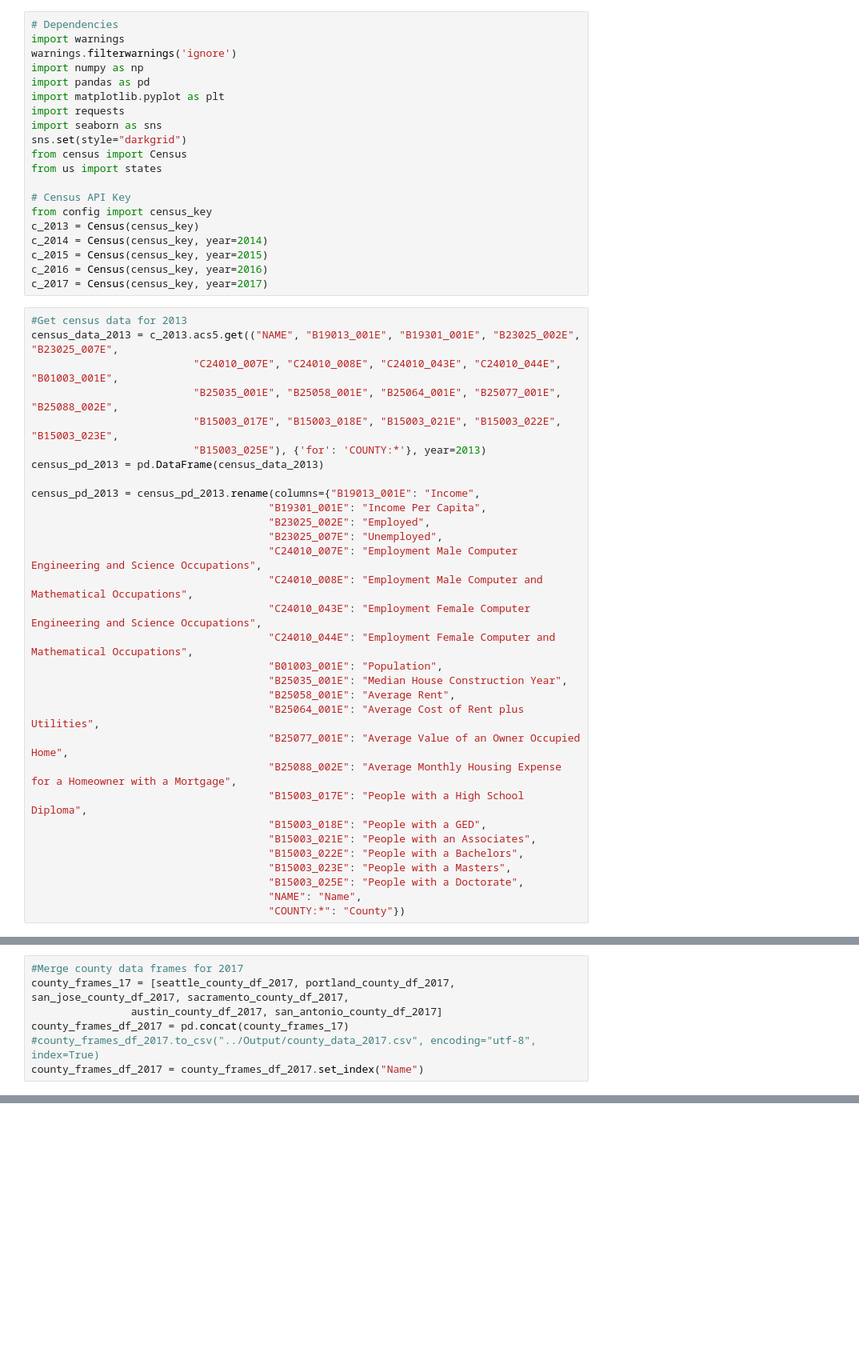
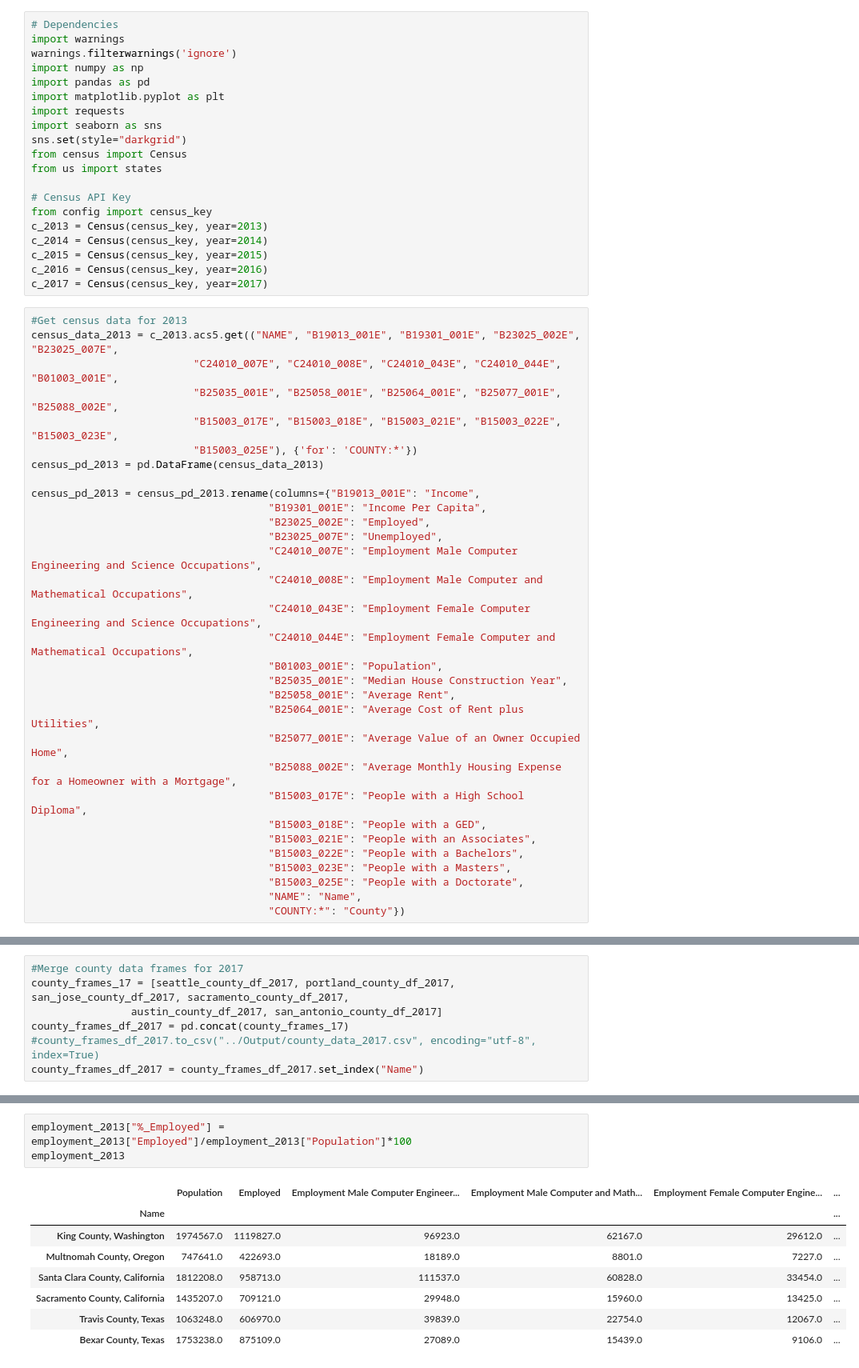
Before and after one commit to mrcjbf/project-one-repo, a Jupyter notebook: NotebooksAndData/census_api.ipynb, the cells around one changed output, grey strips where cells are left out. Shown at 80% size. Saved outputs shown, nothing was run; the diff lists cells and outputs as text; blank space fills up the shorter version.

Commit message:
adding Mike's census file

```diff
--- a/NotebooksAndData/census_api.ipynb
+++ b/NotebooksAndData/census_api.ipynb
@@ -13,7 +13,7 @@ from us import states
 
 # Census API Key
 from config import census_key
-c_2013 = Census(census_key)
+c_2013 = Census(census_key, year=2013)
 c_2014 = Census(census_key, year=2014)
 c_2015 = Census(census_key, year=2015)
 c_2016 = Census(census_key, year=2016)
@@ -24,7 +24,7 @@ census_data_2013 = c_2013.acs5.get(("NAME", "B19013_001E", "B19301_001E", "B2302
                           "C24010_007E", "C24010_008E", "C24010_043E", "C24010_044E", "B01003_001E",
                           "B25035_001E", "B25058_001E", "B25064_001E", "B25077_001E", "B25088_002E",
                           "B15003_017E", "B15003_018E", "B15003_021E", "B15003_022E", "B15003_023E",
-                          "B15003_025E"), {'for': 'COUNTY:*'}, year=2013)
+                          "B15003_025E"), {'for': 'COUNTY:*'})
 census_pd_2013 = pd.DataFrame(census_data_2013)
 
 census_pd_2013 = census_pd_2013.rename(columns={"B19013_001E": "Income",
@@ -368,0 +379,12 @@ tech_2017.savefig("../Output/Employment_2017.png")
+# %%
+employment_2013["%_Employed"] = employment_2013["Employed"]/employment_2013["Population"]*100
+employment_2013
+# %% [output]
+|  | Population | Employed | Employment Male Computer Engineer... | Employment Male Computer and Math... | Employment Female Computer Engine... | ... |
+| Name |  |  |  |  |  | ... |
+| King County, Washington | 1974567.0 | 1119827.0 | 96923.0 | 62167.0 | 29612.0 | ... |
+| Multnomah County, Oregon | 747641.0 | 422693.0 | 18189.0 | 8801.0 | 7227.0 | ... |
+| Santa Clara County, California | 1812208.0 | 958713.0 | 111537.0 | 60828.0 | 33454.0 | ... |
+| Sacramento County, California | 1435207.0 | 709121.0 | 29948.0 | 15960.0 | 13425.0 | ... |
+| Travis County, Texas | 1063248.0 | 606970.0 | 39839.0 | 22754.0 | 12067.0 | ... |
+| Bexar County, Texas | 1753238.0 | 875109.0 | 27089.0 | 15439.0 | 9106.0 | ... |
```
Also changed, not shown: parts of 16 cells of this notebook.
